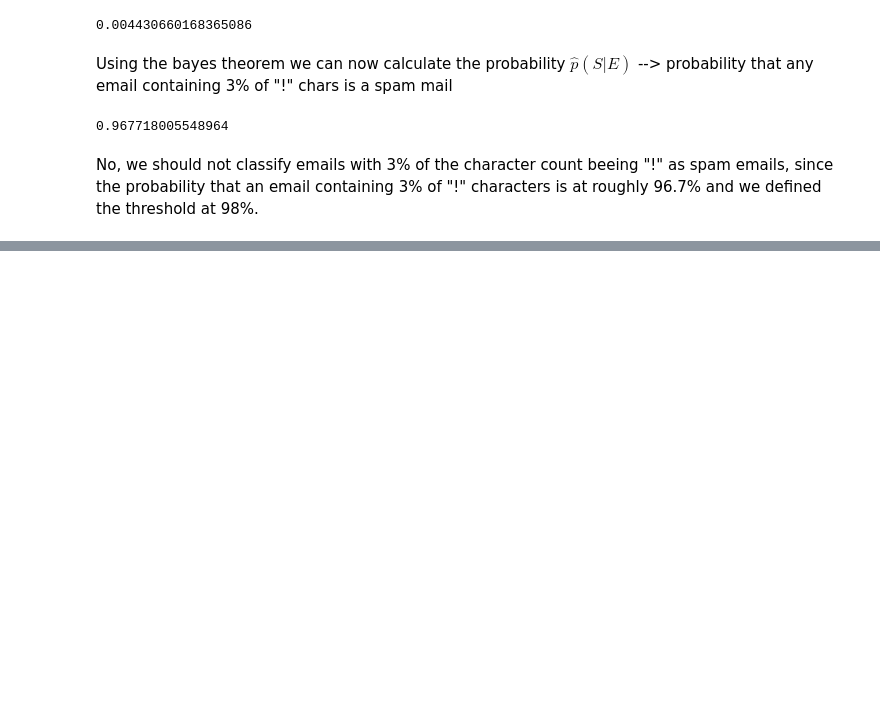
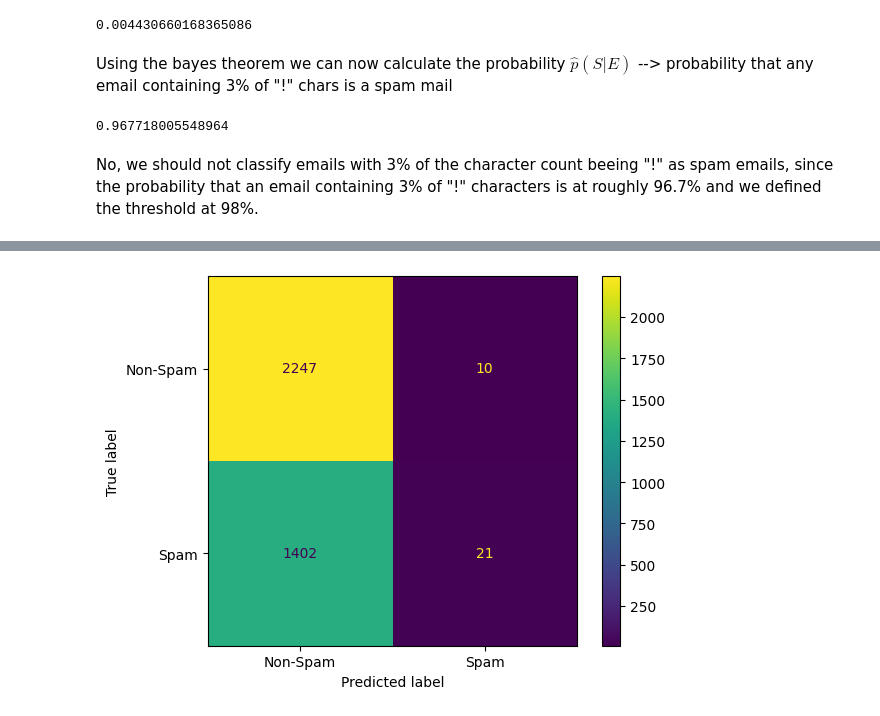
Before and after one commit to GionRubitschung/applied-statistics, a Jupyter notebook: spamfilter_template.ipynb, the cells around one changed output, grey strips where cells are left out. Saved outputs shown, nothing was run; the diff lists cells and outputs as text; code cells hidden in the pictures; blank space fills up the shorter version.

```diff
--- a/spamfilter_template.ipynb
+++ b/spamfilter_template.ipynb
@@ -10,7 +10,14 @@ spambase = fetch_ucirepo(id=94)
 X_all_features = spambase.data.features
 
 # only select features that interest us
-selected_features = ['word_freq_will', 'word_freq_remove', 'word_freq_you', 'word_freq_free', 'char_freq_!', 'char_freq_$']
+selected_features = [
+    "word_freq_will",
+    "word_freq_remove",
+    "word_freq_you",
+    "word_freq_free",
+    "char_freq_!",
+    "char_freq_$",
+]
 X = X_all_features[selected_features]
 
 # define y which contains the information whether the email is spam
@@ -54,7 +61,9 @@ y
 # %%
 from sklearn.model_selection import train_test_split
 
-X_train, X_test, y_train, y_test = train_test_split(X, y, test_size=0.2, random_state=42)
+X_train, X_test, y_train, y_test = train_test_split(
+    X, y, test_size=0.2, random_state=42
+)
 # %%
 X_train_spam = X_train[y_train["Class"] == 1]
 X_train_nonspam = X_train[y_train["Class"] == 0]
@@ -177,0 +194,10 @@ No, we should not classify emails with 3% of the character count beeing "!" as s
+# %%
+from sklearn.metrics import ConfusionMatrixDisplay
+
+y_pred = (X_train["char_freq_!"] > event_threshold).astype(int)
+ConfusionMatrixDisplay.from_predictions(
+    y_train, y_pred, display_labels=["Non-Spam", "Spam"]
+)
+plt.show()
+# %% [output]
+[figure, added]
```
Also changed, not shown: parts of 42 cells of this notebook, 2 other files.
